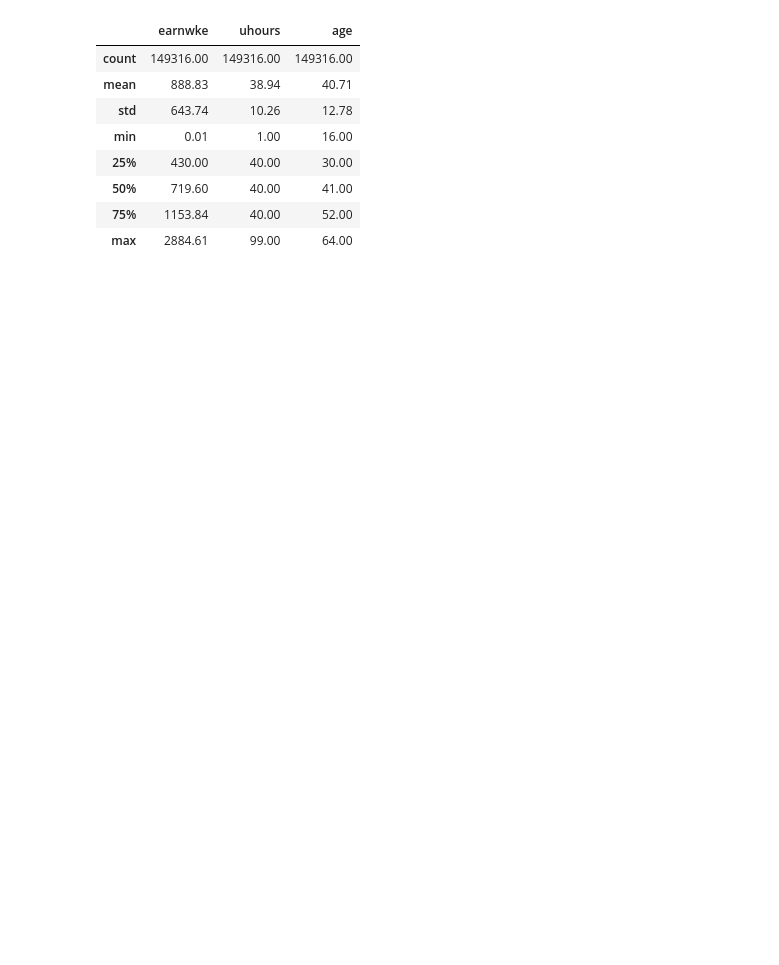
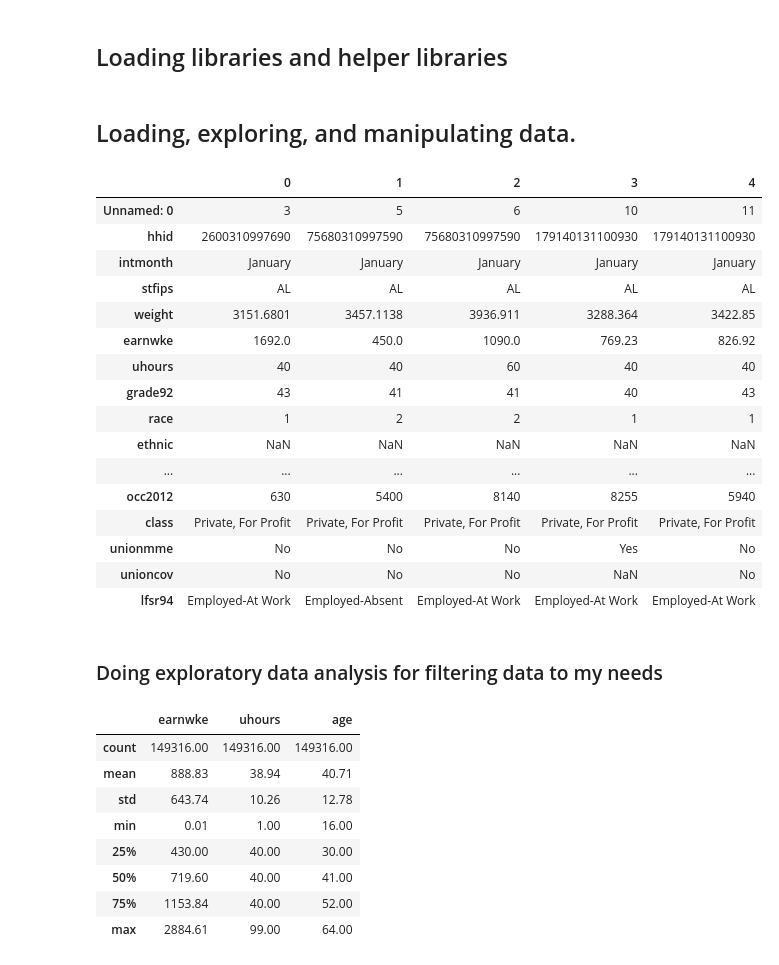
Before and after one commit to arbash-malik/DA2, a Jupyter notebook: Assignment 1/Assignment Code.ipynb, the cells around one changed output. Saved outputs shown, nothing was run; the diff lists cells and outputs as text; code cells hidden in the pictures; blank space fills up the shorter version.

```diff
--- a/Assignment 1/Assignment Code.ipynb
+++ b/Assignment 1/Assignment Code.ipynb
@@ -1,3 +1,5 @@
+# %% [markdown]
+## Loading libraries and helper libraries
 # %%
 import os
 import sys
@@ -25,7 +25,30 @@ from plotly.subplots import make_subplots
 import matplotlib.pyplot as plt
 
 warnings.filterwarnings("ignore")
+# %% [markdown]
+## Loading, exploring, and manipulating data.
 # %%
 # Loading data and checking
 main_df = pd.read_csv('https://osf.io/4ay9x/download')
+main_df.head().T
+# %% [output]
+|  | 0 | 1 | 2 | 3 | 4 |
+| Unnamed: 0 | 3 | 5 | 6 | 10 | 11 |
+| hhid | 2600310997690 | 75680310997590 | 75680310997590 | 179140131100930 | 179140131100930 |
+| intmonth | January | January | January | January | January |
+| stfips | AL | AL | AL | AL | AL |
+| weight | 3151.6801 | 3457.1138 | 3936.911 | 3288.364 | 3422.85 |
+| earnwke | 1692.0 | 450.0 | 1090.0 | 769.23 | 826.92 |
+| uhours | 40 | 40 | 60 | 40 | 40 |
+| grade92 | 43 | 41 | 41 | 40 | 43 |
+| race | 1 | 2 | 2 | 1 | 1 |
+| ethnic | NaN | NaN | NaN | NaN | NaN |
+| ... | ... | ... | ... | ... | ... |
+| occ2012 | 630 | 5400 | 8140 | 8255 | 5940 |
+| class | Private, For Profit | Private, For Profit | Private, For Profit | Private, For Profit | Private, For Profit |
+| unionmme | No | No | No | Yes | No |
+| unioncov | No | No | No | NaN | No |
+| lfsr94 | Employed-At Work | Employed-Absent | Employed-At Work | Employed-At Work | Employed-At Work |
+# %% [markdown]
+### Doing exploratory data analysis for filtering data to my needs
 # %%
```
Also changed, not shown: parts of 20 cells of this notebook.
